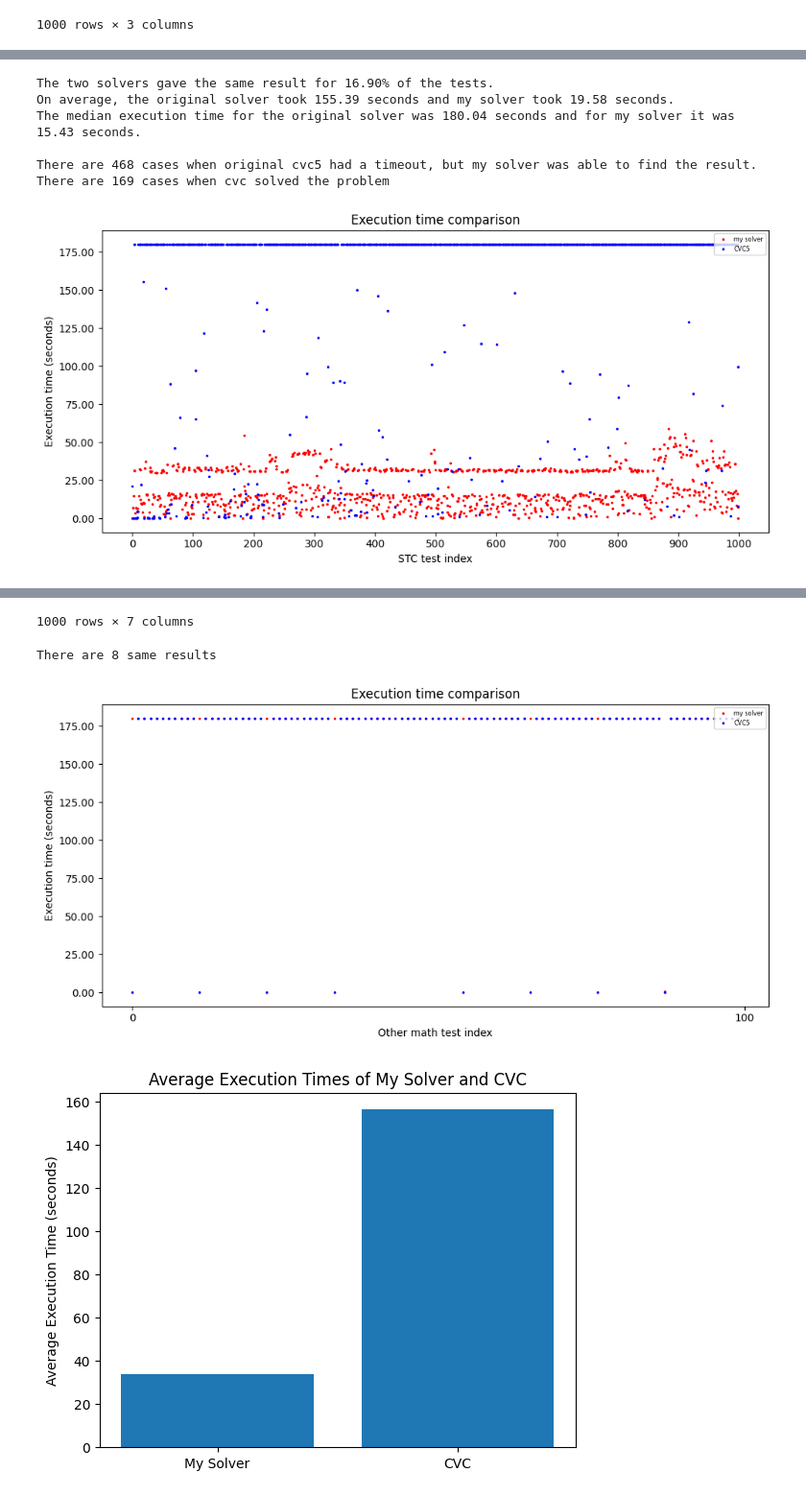
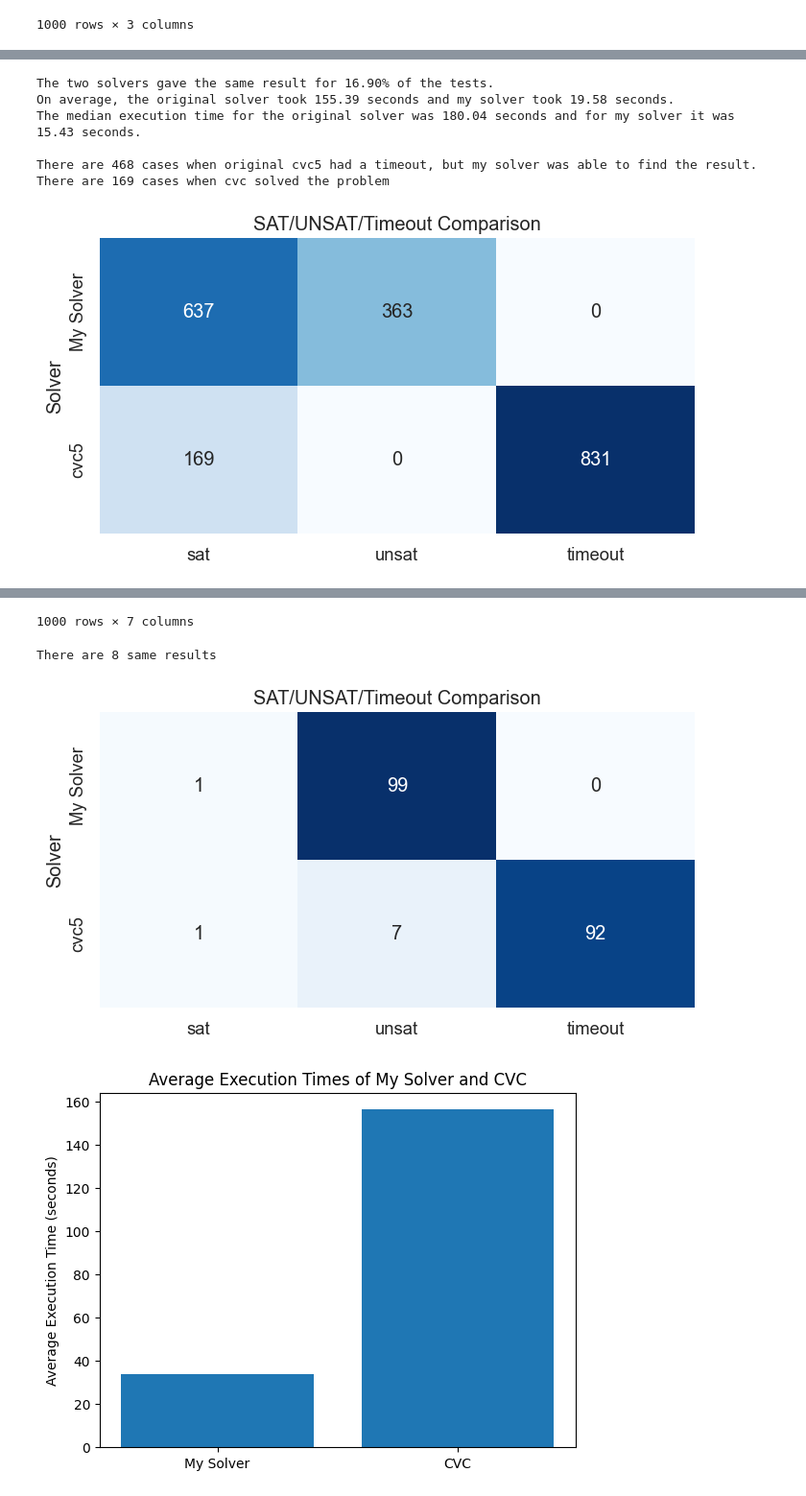
Before and after one commit to burbyleonid/BIE-BAP, a Jupyter notebook: code/src/analysis.ipynb, the cells around one changed output, grey strips where cells are left out. Shown: that part at 96% size. Saved outputs shown, nothing was run; the diff lists cells and outputs as text; code cells hidden in the pictures.

```diff
--- a/code/src/analysis.ipynb
+++ b/code/src/analysis.ipynb
@@ -409,41 +442,43 @@ latex = small_df.to_latex(index=False)
 
 # print(latex)
 
-counter = 0
+timeout_val = 0
 for index, row in merged_df.iterrows():
     if row['Result CVC'] == 'cvc5 interrupted by SIGTERM.' and not pd.isna(row[' Values']):
-        counter += 1
+        timeout_val += 1
 
 print("")
-print(f"There are {counter} cases when original cvc5 had a timeout, but my solver was able to find the result.")
+print(f"There are {timeout_val} cases when original cvc5 had a timeout, but my solver was able to find the result.")
 
 sat_counter = lambda col: sum(1 for val in col if val == 'sat')
 sat_count_cvc = sat_counter(merged_df['Result CVC'])
 
 print(f"There are {sat_count_cvc} cases when cvc solved the problem")
 
 
 
 merged_df['Result my solver'] = merged_df['Result my solver'].replace({'not sat': 'unsat'})
 
 
 
 # res = plot_execution_times(merged_df)
 
 
+# res_2 = stc_time_comparison(merged_df, "STC")
 
-res_2 = stc_time_comparison(merged_df, "STC")
+
+summary_3_min = sat_unsat(merged_df)
 
 
 merged_df
 # %% [output]
 The two solvers gave the same result for 16.90% of the tests.
 On average, the original solver took 155.39 seconds and my solver took 19.58 seconds.
 The median execution time for the original solver was 180.04 seconds and for my solver it was 15.43 seconds.
 
 There are 468 cases when original cvc5 had a timeout, but my solver was able to find the result.
 There are 169 cases when cvc solved the problem
-[figure, old version]
+[figure, new version]
 |  | Test name | Execution time my solver | Result my solver | Values | Execution time CVC | Result CVC | ... |
 | 0 | STC_0001.smt2 | 0.030689 | sat | x = -300 y = 1 z = 300 | 21.429063 | sat | ... |
 | 1 | STC_0002.smt2 | 7.177578 | sat | x = -161 y = -54 z = 163 | 0.260718 | sat | ... |
@@ -520,9 +555,11 @@ merged_df_last
 
 
 # other_math = stc_time_comparison(merged_df_last, "Other math")
+
+other_math_sumary = sat_unsat(merged_df_last)
 # %% [output]
 There are 8 same results
-[figure, old version]
+[figure, new version]
 # %%
 all_tests  =  pd.concat([merged_df, merged_df_last], ignore_index=True)
 
```
Also changed, not shown: parts of 3 cells of this notebook, 1 other file.
